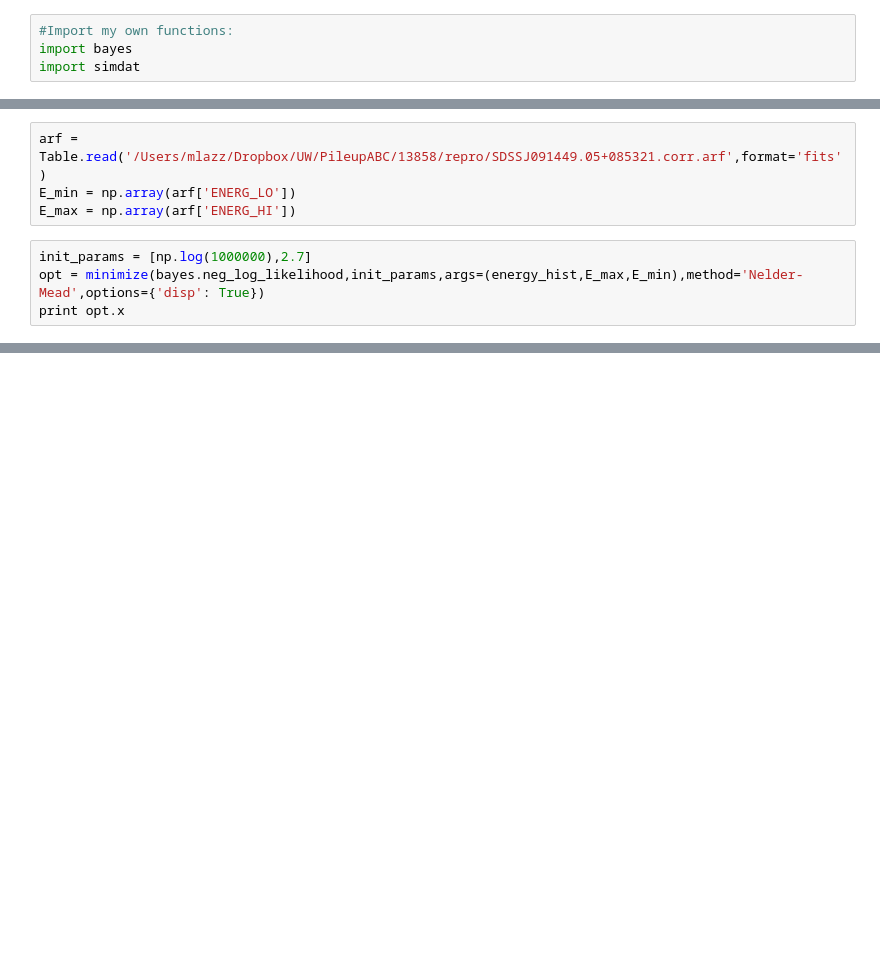
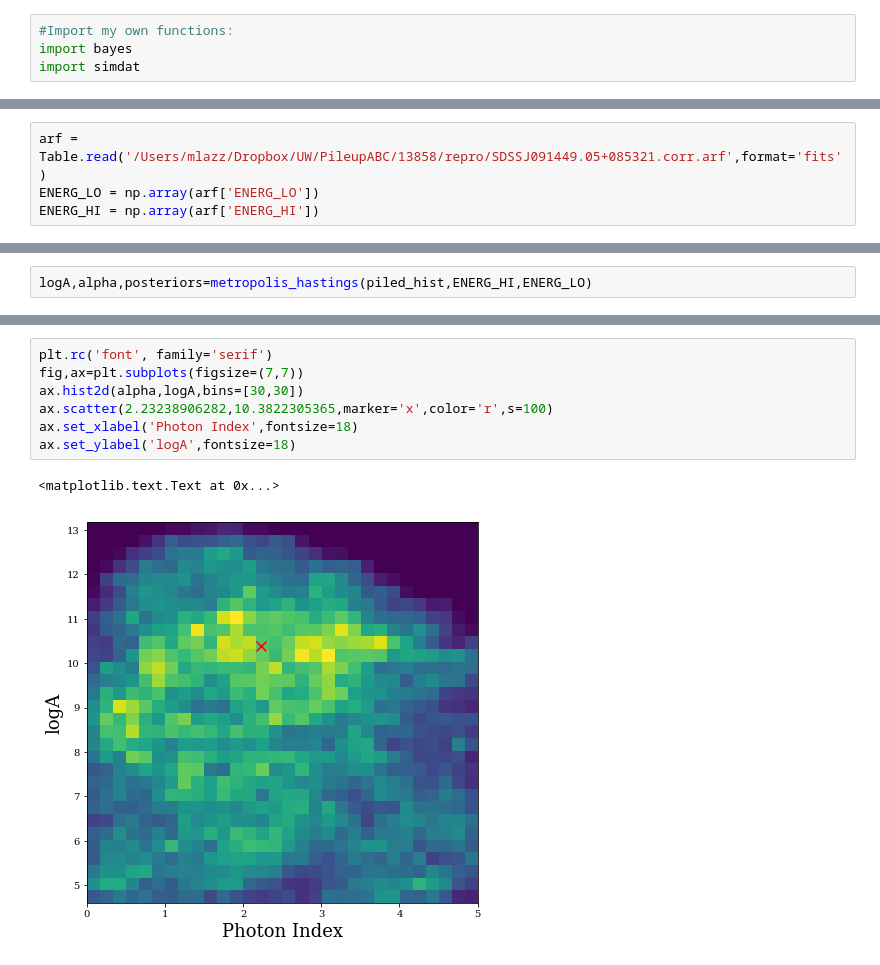
Before and after one commit to dirac-institute/PileupABC, a Jupyter notebook: Margaret/metropolis_hastings_mcmc.ipynb, the cells around one changed output, grey strips where cells are left out. Cells and saved outputs as stored; diff of their text form; blank space fills up the shorter version.

Commit message:
Including output from Metropolis-Hastings fitting

```diff
--- a/Margaret/metropolis_hastings_mcmc.ipynb
+++ b/Margaret/metropolis_hastings_mcmc.ipynb
@@ -34,8 +34,4 @@ Fraction of photons that are piled = 0.959697748091
 # %%
 arf = Table.read('/Users/mlazz/Dropbox/UW/PileupABC/13858/repro/SDSSJ091449.05+085321.corr.arf',format='fits')
-E_min = np.array(arf['ENERG_LO'])
-E_max = np.array(arf['ENERG_HI'])
+ENERG_LO = np.array(arf['ENERG_LO'])
+ENERG_HI = np.array(arf['ENERG_HI'])
-# %%
-init_params = [np.log(1000000),2.7]
-opt = minimize(bayes.neg_log_likelihood,init_params,args=(energy_hist,E_max,E_min),method='Nelder-Mead',options={'disp': True})
-print opt.x
@@ -47,0 +105,2 @@ Optimization terminated successfully.
+# %%
+logA,alpha,posteriors=metropolis_hastings(piled_hist,ENERG_HI,ENERG_LO)
@@ -47,0 +119,10 @@ Optimization terminated successfully.
+# %%
+plt.rc('font', family='serif')
+fig,ax=plt.subplots(figsize=(7,7))
+ax.hist2d(alpha,logA,bins=[30,30])
+ax.scatter(2.23238906282,10.3822305365,marker='x',color='r',s=100)
+ax.set_xlabel('Photon Index',fontsize=18)
+ax.set_ylabel('logA',fontsize=18)
+# %% [output]
+<matplotlib.text.Text at 0x...>
+[figure, added]
```
Also changed, not shown: parts of 7 cells of this notebook, 1 other file.
